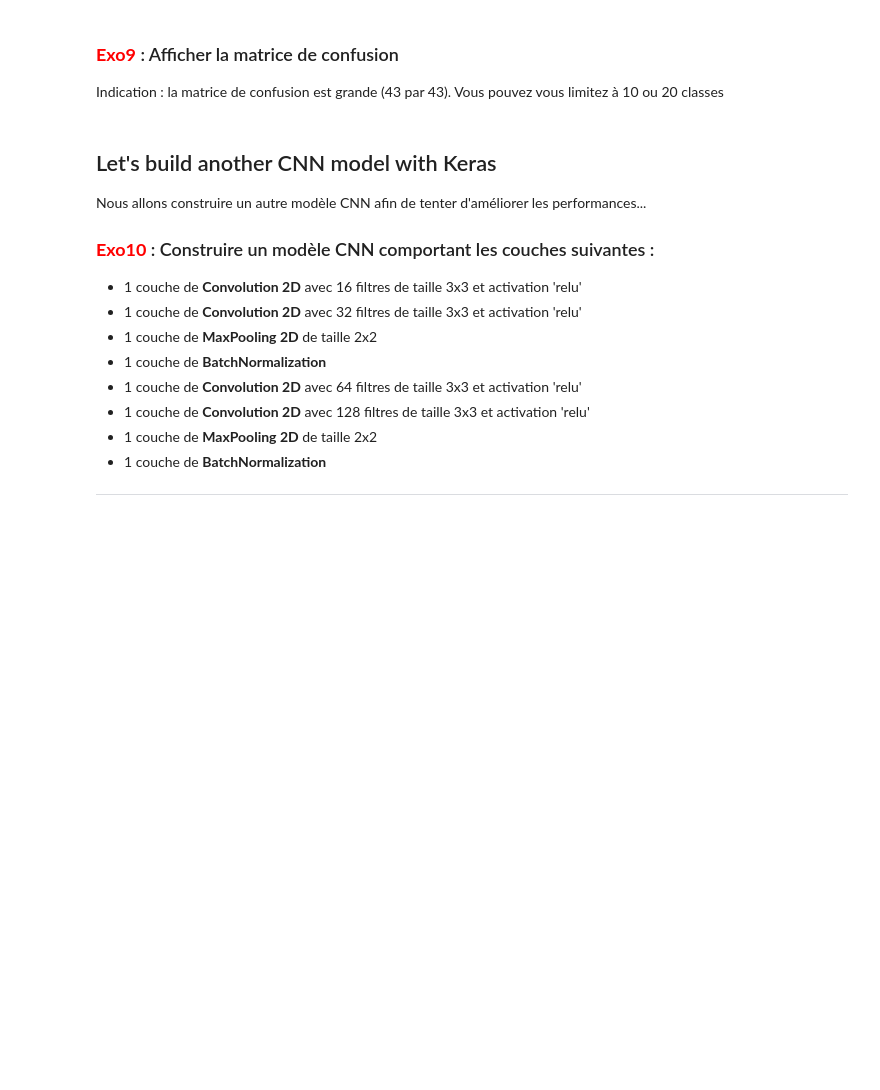
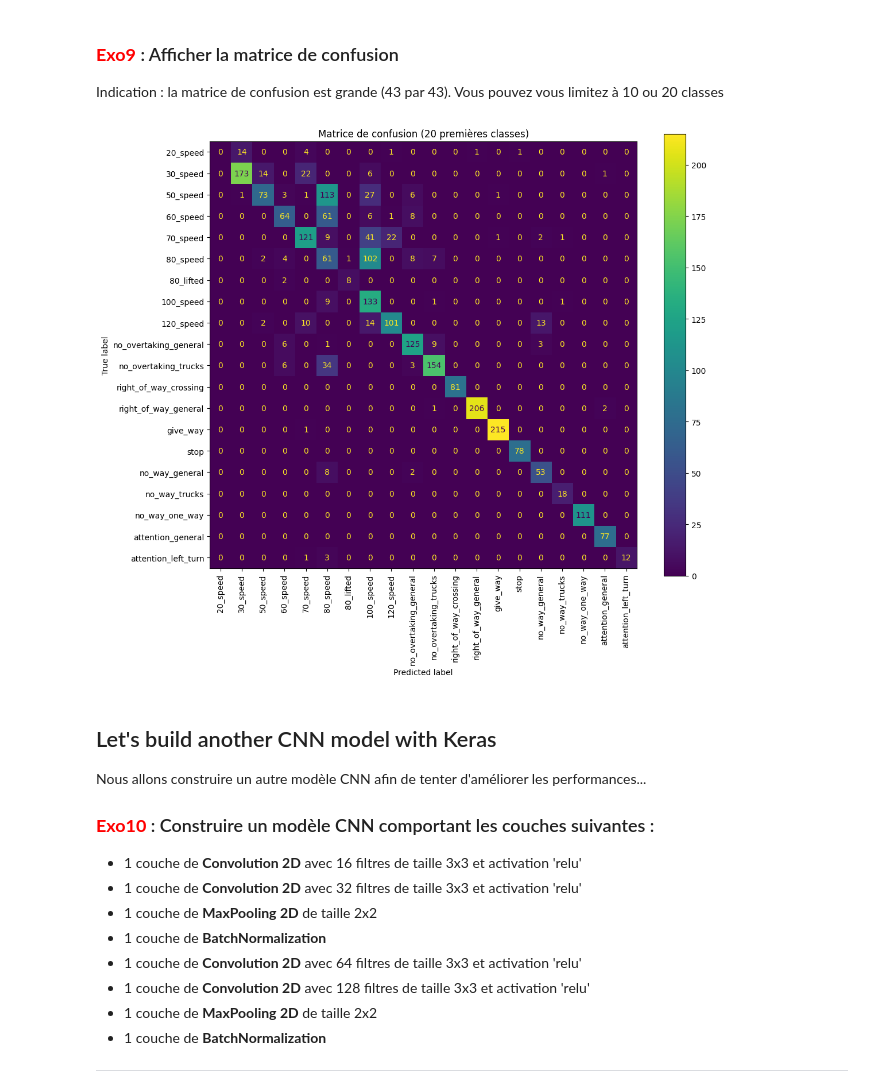
Before and after one commit to Thomasjrd26/IA3, a Jupyter notebook: TP/GTSRB_German_Traffic_Sign_Recognition_ETUD.ipynb, the cells around one changed output. Cells and saved outputs as stored; diff of their text form; code cells hidden in the pictures; blank space fills up the shorter version.

```diff
--- a/TP/GTSRB_German_Traffic_Sign_Recognition_ETUD.ipynb
+++ b/TP/GTSRB_German_Traffic_Sign_Recognition_ETUD.ipynb
@@ -311,8 +311,15 @@ plt.show()
 #### Affichage du pourcentage d'échantillon pour chaque classe
 # %%
 train_labels_count = np.unique(y_train, return_counts=True)
+test_labels_count = np.unique(y_test, return_counts=True)
+
+print("Training Data Class Distribution (Percentages):")
 for i in range(len(train_labels_count[0])):
-  print(f"Label {i}: {train_labels_count[1][i]} ({train_labels_count[1][i]/len(y_train)*100:.2f}%)")
+  print(f"Class {train_labels_count[0][i]} ({label_map[train_labels_count[0][i]]}): Count = {train_labels_count[1][i]}, Percentage = {train_labels_count[1][i]/len(y_train)*100:.2f}%")
+
+print("\nTest Data Class Distribution (Percentages):")
+for i in range(len(test_labels_count[0])):
+  print(f"Class {test_labels_count[0][i]} ({label_map[test_labels_count[0][i]]}): Count = {test_labels_count[1][i]}, Percentage = {test_labels_count[1][i]/len(y_test)*100:.2f}%")
 # %% [output]
 Label 0: 63 (0.54%)
 Label 1: 666 (5.66%)
@@ -478,3 +521,13 @@ Indication : la matrice de confusion est grande (43 par 43). Vous pouvez vous li
+# %%
+from sklearn.metrics import confusion_matrix, ConfusionMatrixDisplay
+cm = confusion_matrix(y_test, pred)
+plt.figure(figsize=(12, 10))
+cmd = ConfusionMatrixDisplay(confusion_matrix=cm[:20, :20], display_labels=[label_map[i] for i in range(20)])
+cmd.plot(ax=plt.gca(), xticks_rotation='vertical')
+plt.title("Matrice de confusion (20 premières classes)")
+plt.show()
+# %% [output]
+[figure, added]
 # %% [markdown]
 ## Let's build another CNN model with Keras
 
```
Also changed, not shown: parts of 19 cells of this notebook.
